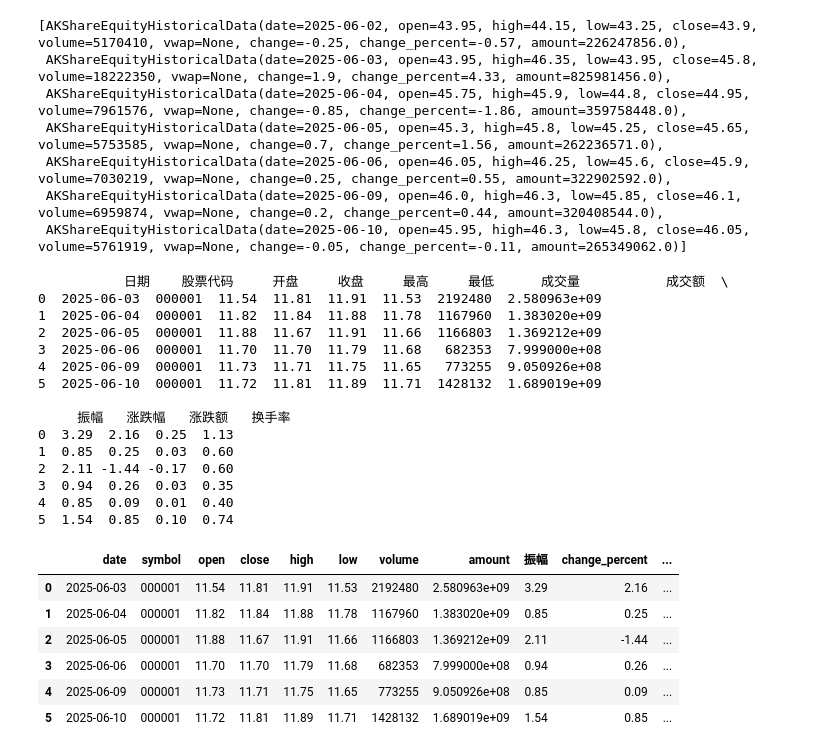
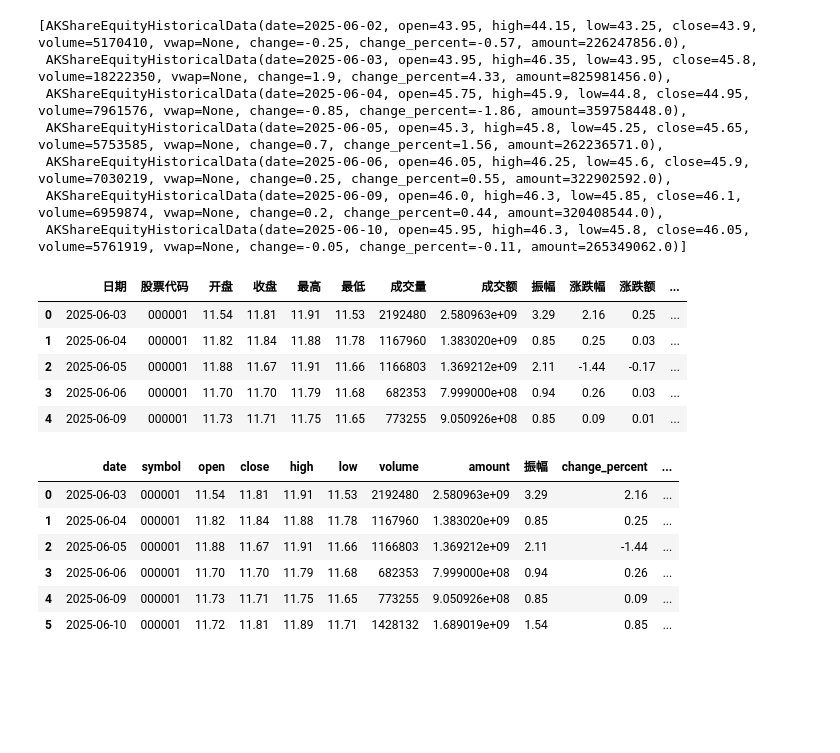
Before and after one commit to shugaoye/openbb_akshare, a Jupyter notebook: akshare_test.ipynb, the cells around one changed output. Saved outputs shown, nothing was run; the diff lists cells and outputs as text; code cells hidden in the pictures; blank space fills up the shorter version.

```diff
--- a/akshare_test.ipynb
+++ b/akshare_test.ipynb
@@ -326,24 +309,15 @@ prices.results
 # %%
 import akshare as ak
 
 stock_zh_a_hist_df = ak.stock_zh_a_hist(symbol="000001", period="daily", start_date="20250601", end_date='20250610', adjust="")
-print(stock_zh_a_hist_df)
+stock_zh_a_hist_df.head()
 # %% [output]
-           日期    股票代码     开盘     收盘     最高     最低      成交量           成交额  \
-0  2025-06-03  000001  11.54  11.81  11.91  11.53  2192480  2.580963e+09
-1  2025-06-04  000001  11.82  11.84  11.88  11.78  1167960  1.383020e+09
-2  2025-06-05  000001  11.88  11.67  11.91  11.66  1166803  1.369212e+09
-3  2025-06-06  000001  11.70  11.70  11.79  11.68   682353  7.999000e+08
-4  2025-06-09  000001  11.73  11.71  11.75  11.65   773255  9.050926e+08
-5  2025-06-10  000001  11.72  11.81  11.89  11.71  1428132  1.689019e+09
-
-     振幅   涨跌幅   涨跌额   换手率
-0  3.29  2.16  0.25  1.13
-1  0.85  0.25  0.03  0.60
-2  2.11 -1.44 -0.17  0.60
-3  0.94  0.26  0.03  0.35
-4  0.85  0.09  0.01  0.40
-5  1.54  0.85  0.10  0.74
+|  | 日期 | 股票代码 | 开盘 | 收盘 | 最高 | 最低 | 成交量 | 成交额 | 振幅 | 涨跌幅 | 涨跌额 | ... |
+| 0 | 2025-06-03 | 000001 | 11.54 | 11.81 | 11.91 | 11.53 | 2192480 | 2.580963e+09 | 3.29 | 2.16 | 0.25 | ... |
+| 1 | 2025-06-04 | 000001 | 11.82 | 11.84 | 11.88 | 11.78 | 1167960 | 1.383020e+09 | 0.85 | 0.25 | 0.03 | ... |
+| 2 | 2025-06-05 | 000001 | 11.88 | 11.67 | 11.91 | 11.66 | 1166803 | 1.369212e+09 | 2.11 | -1.44 | -0.17 | ... |
+| 3 | 2025-06-06 | 000001 | 11.70 | 11.70 | 11.79 | 11.68 | 682353 | 7.999000e+08 | 0.94 | 0.26 | 0.03 | ... |
+| 4 | 2025-06-09 | 000001 | 11.73 | 11.71 | 11.75 | 11.65 | 773255 | 9.050926e+08 | 0.85 | 0.09 | 0.01 | ... |
 # %%
 stock_zh_a_hist_df.rename(columns={"日期": "date", "股票代码": "symbol", "开盘": "open", "收盘": "close", "最高": "high", "最低": "low", "成交量": "volume", "成交额": "amount", "涨跌幅":"change_percent", "涨跌额": "change"}, inplace=True)
 # %%
```
Also changed, not shown: parts of 11 cells of this notebook, 4 other files.
